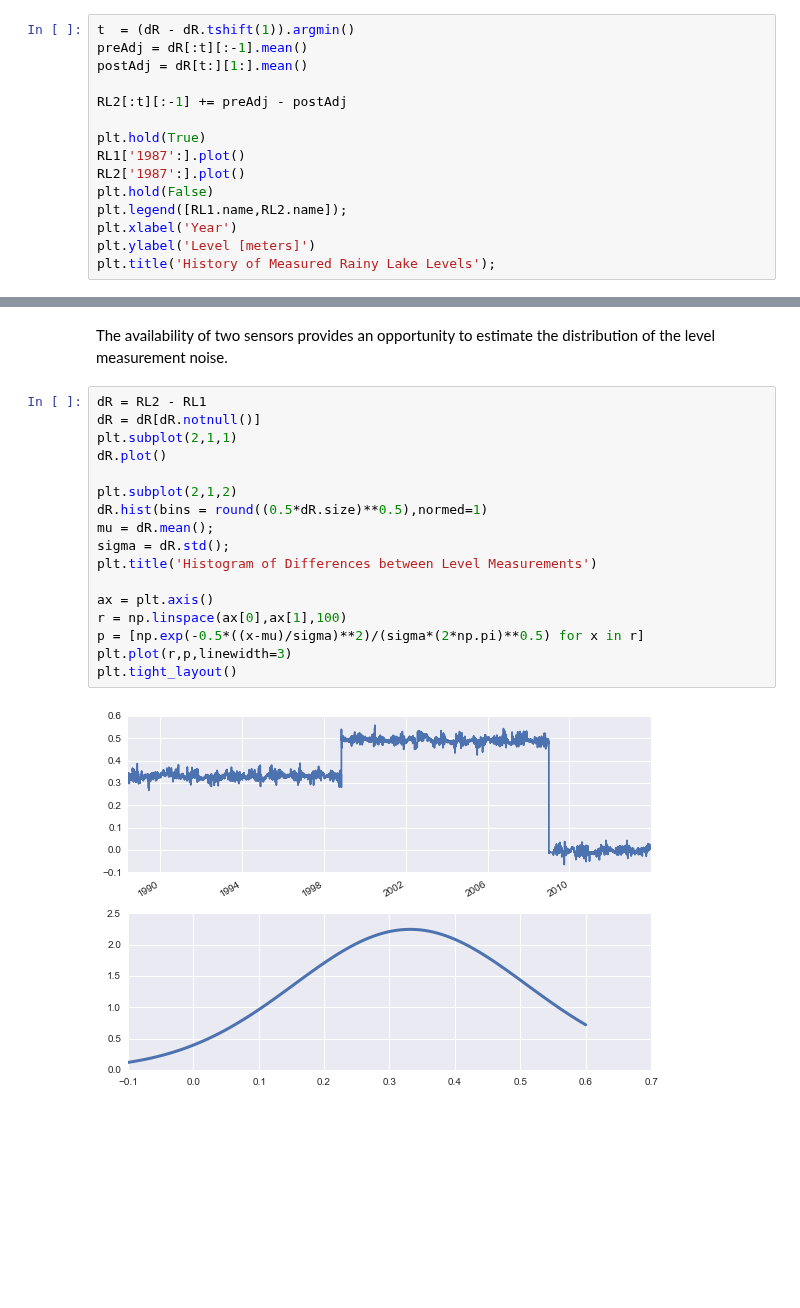
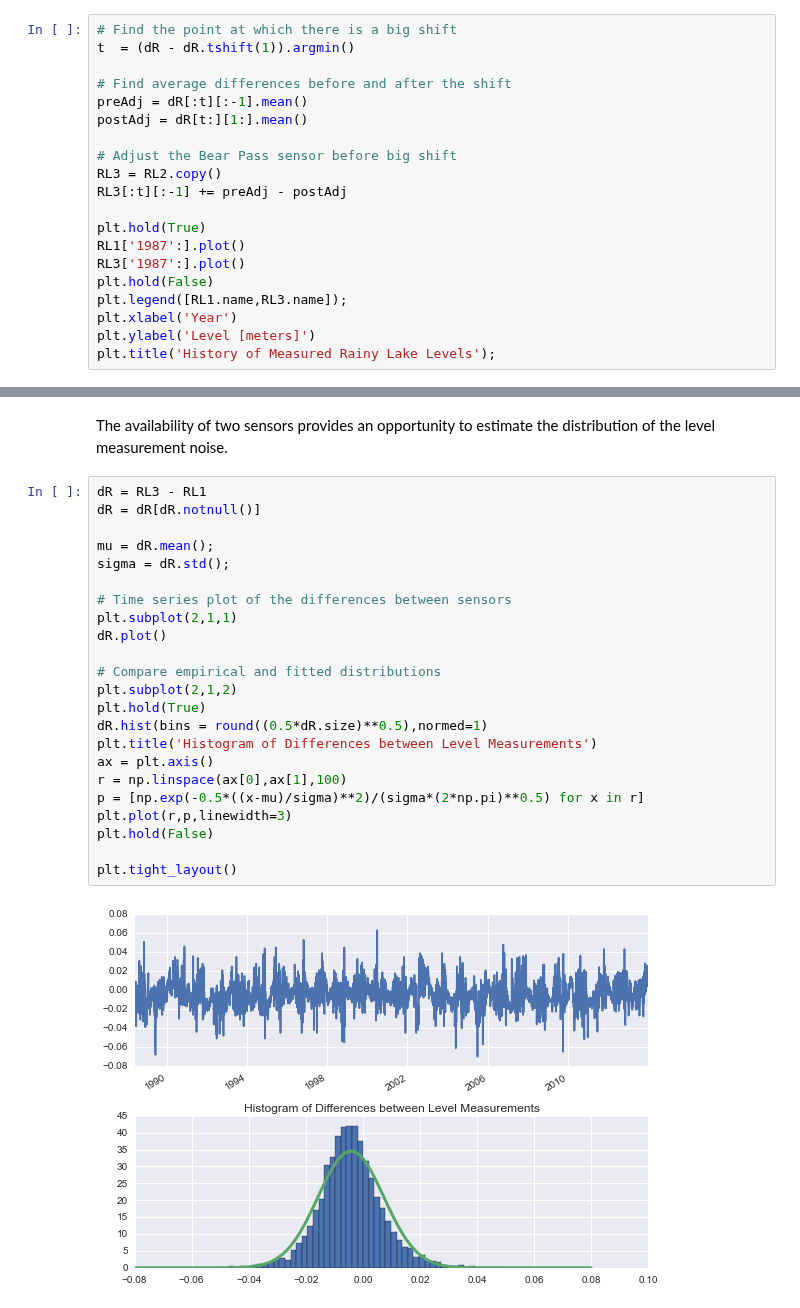
Before and after one commit to kmcgarry7/Rainy-Lake-Hydrology, a Jupyter notebook: Rainy_Lake_Water_Levels.ipynb, the cells around one changed output, grey strips where cells are left out. Saved outputs shown, nothing was run; the diff lists cells and outputs as text; blank space fills up the shorter version.

```diff
--- a/Rainy_Lake_Water_Levels.ipynb
+++ b/Rainy_Lake_Water_Levels.ipynb
@@ -52,17 +63,22 @@ plt.tight_layout()
 # %% [markdown]
 The abrupt change at the beginning of 2009 appears to be a recalibration of the Bear Pass level sensor. To reconcile the level measurements, we find the mean level difference pre- and post- the change in 2009, then add that difference to the levels reported from Bear Pass prior to 2009.
 # %%
+# Find the point at which there is a big shift
 t  = (dR - dR.tshift(1)).argmin()
+
+# Find average differences before and after the shift
 preAdj = dR[:t][:-1].mean()
 postAdj = dR[t:][1:].mean()
 
-RL2[:t][:-1] += preAdj - postAdj
+# Adjust the Bear Pass sensor before big shift
+RL3 = RL2.copy()
+RL3[:t][:-1] += preAdj - postAdj
 
 plt.hold(True)
 RL1['1987':].plot()
-RL2['1987':].plot()
+RL3['1987':].plot()
 plt.hold(False)
-plt.legend([RL1.name,RL2.name]);
+plt.legend([RL1.name,RL3.name]);
 plt.xlabel('Year')
 plt.ylabel('Level [meters]')
 plt.title('History of Measured Rainy Lake Levels');
@@ -73,21 +109,27 @@ plt.title('History of Measured Rainy Lake Levels');
 # %% [markdown]
 The availability of two sensors provides an opportunity to estimate the distribution of the level measurement noise.
 # %%
-dR = RL2 - RL1
+dR = RL3 - RL1
 dR = dR[dR.notnull()]
+
+mu = dR.mean();
+sigma = dR.std();
+
+# Time series plot of the differences between sensors
 plt.subplot(2,1,1)
 dR.plot()
 
+# Compare empirical and fitted distributions
 plt.subplot(2,1,2)
+plt.hold(True)
 dR.hist(bins = round((0.5*dR.size)**0.5),normed=1)
-mu = dR.mean();
-sigma = dR.std();
 plt.title('Histogram of Differences between Level Measurements')
-
 ax = plt.axis()
 r = np.linspace(ax[0],ax[1],100)
 p = [np.exp(-0.5*((x-mu)/sigma)**2)/(sigma*(2*np.pi)**0.5) for x in r]
 plt.plot(r,p,linewidth=3)
+plt.hold(False)
+
 plt.tight_layout()
 # %% [output]
-[figure, old version]
+[figure, new version]
```
Also changed, not shown: parts of 18 cells of this notebook, 1 other file.
